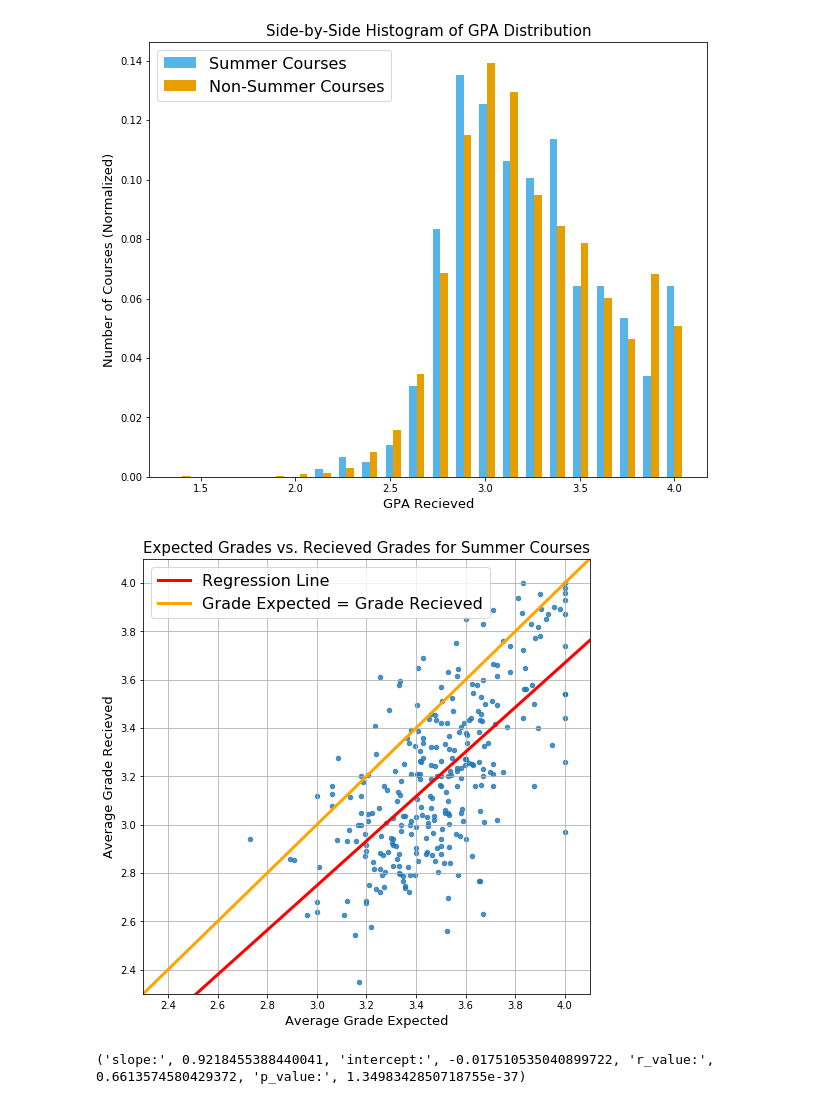
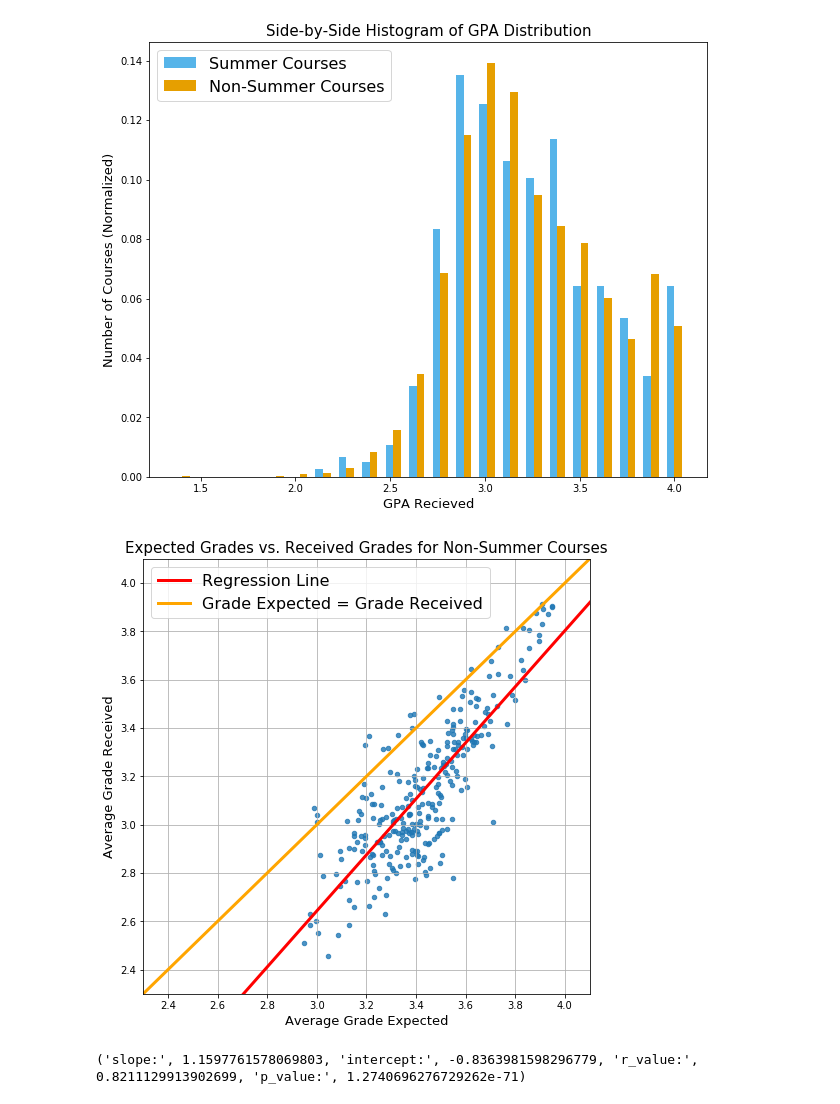
Before and after one commit to alexng1928/ECE143Team6, a Jupyter notebook: GPA Dist and Regression.ipynb, the cells around one changed output. Drawn from its saved outputs; the diff is of its cells as text; code cells hidden in the pictures.

```diff
--- a/GPA Dist and Regression.ipynb
+++ b/GPA Dist and Regression.ipynb
@@ -77,42 +77,42 @@ import scipy.stats as stats
 import matplotlib.pyplot as plt
 from analysis_modules import *
 
-summer = 'S' #'S' or 'NS'
+summer = 'NS' #'S' or 'NS'
 dtf = make_pandas('ucsd.txt')
 dtf = dtf.dropna()
 dtf = dtf.reset_index(drop=True)
 names = dtf[dtf['Summer?'] == summer]['Course Name'].unique()
 expected = []
 received = []
 for name in names:
     expected.append(dtf[(dtf['Course Name'] == name) & (dtf['Summer?'] == summer)]['GPA Expected'].mean())
     received.append(dtf[(dtf['Course Name'] == name) & (dtf['Summer?'] == summer)]['GPA Received'].mean())
 GPA_dtf = pd.DataFrame({'Course Name': names, 'Avg. GPA Expected': expected, 'Avg. GPA Received': received})
 
 
 slope, intercept, r_value, p_value, std_err = stats.linregress(GPA_dtf['Avg. GPA Expected'], GPA_dtf['Avg. GPA Received'])
 
 values = [slope * i + intercept for i in [2.3, 4.2]]
 
 fig=plt.figure(figsize=(8, 8))
 plt.scatter(GPA_dtf['Avg. GPA Expected'], GPA_dtf['Avg. GPA Received'], s=20, alpha=0.8, label=None)
 plt.plot([2.3, 4.2], values, 'b', c='red', label = 'Regression Line', linewidth=3)
 plt.plot([2.3, 4.2], [2.3, 4.2], 'orange', label = 'Grade Expected = Grade Received',linewidth=3)
 if summer == 'S':
     plt.title("Expected Grades vs. Received Grades for Summer Courses",fontsize = 15)
 else:
     plt.title("Expected Grades vs. Received Grades for Non-Summer Courses",fontsize = 15)
 plt.xlabel('Average Grade Expected',fontsize=13)
 plt.ylabel('Average Grade Received',fontsize=13)
 plt.xlim(2.3, 4.1)
 plt.ylim(2.3, 4.1)
 plt.legend(prop={'size': 16})
 plt.grid()
 plt.show()
 print ("slope:", slope, "intercept:", intercept, "r_value:", r_value, "p_value:", p_value)
 # %% [output]
-[figure, old version]
+[figure, new version]
-('slope:', 0.9218455388440041, 'intercept:', -0.017510535040899722, 'r_value:', 0.6613574580429372, 'p_value:', 1.3498342850718755e-37)
+('slope:', 1.1597761578069803, 'intercept:', -0.8363981598296779, 'r_value:', 0.8211129913902699, 'p_value:', 1.2740696276729262e-71)
 # %%
 summer = 'S' #'S' or 'NS'
 dtf = make_pandas('ucsd.txt')
```
Also changed, not shown: parts of 5 cells of this notebook.
